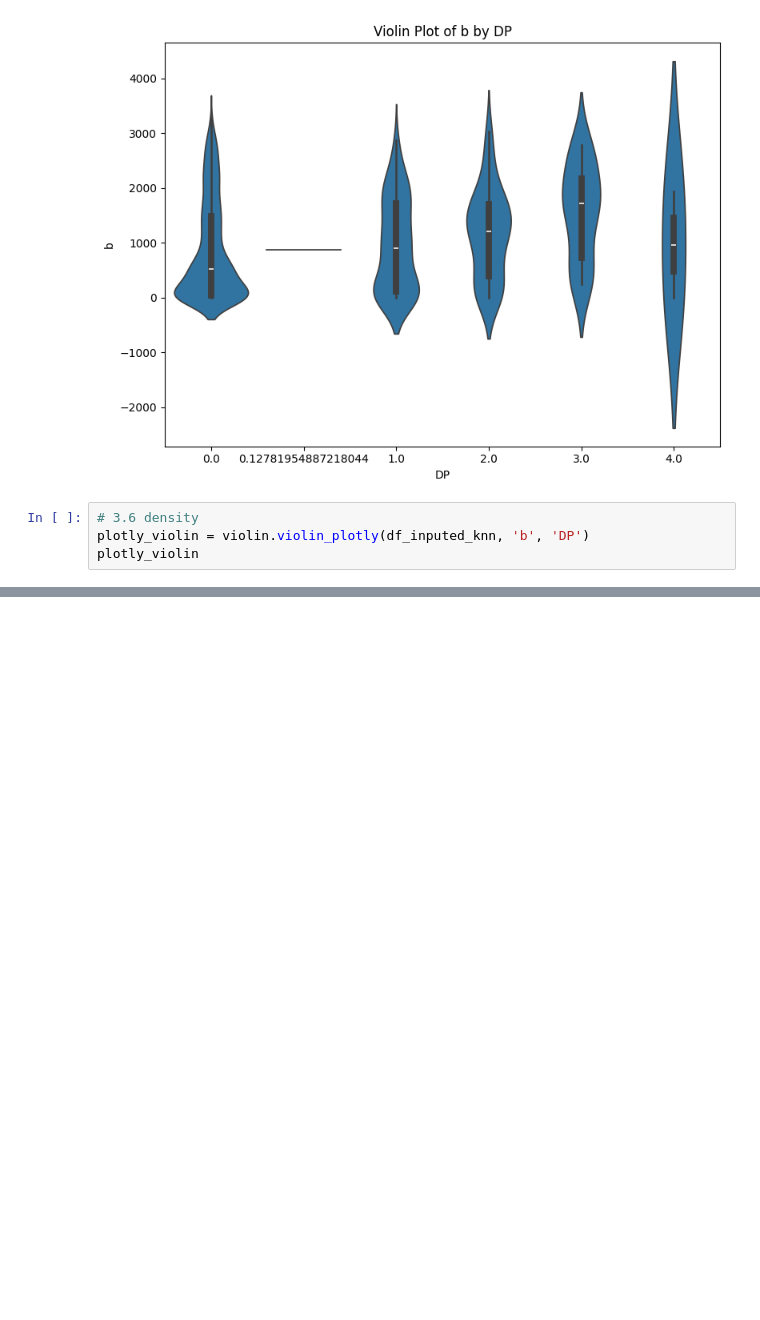
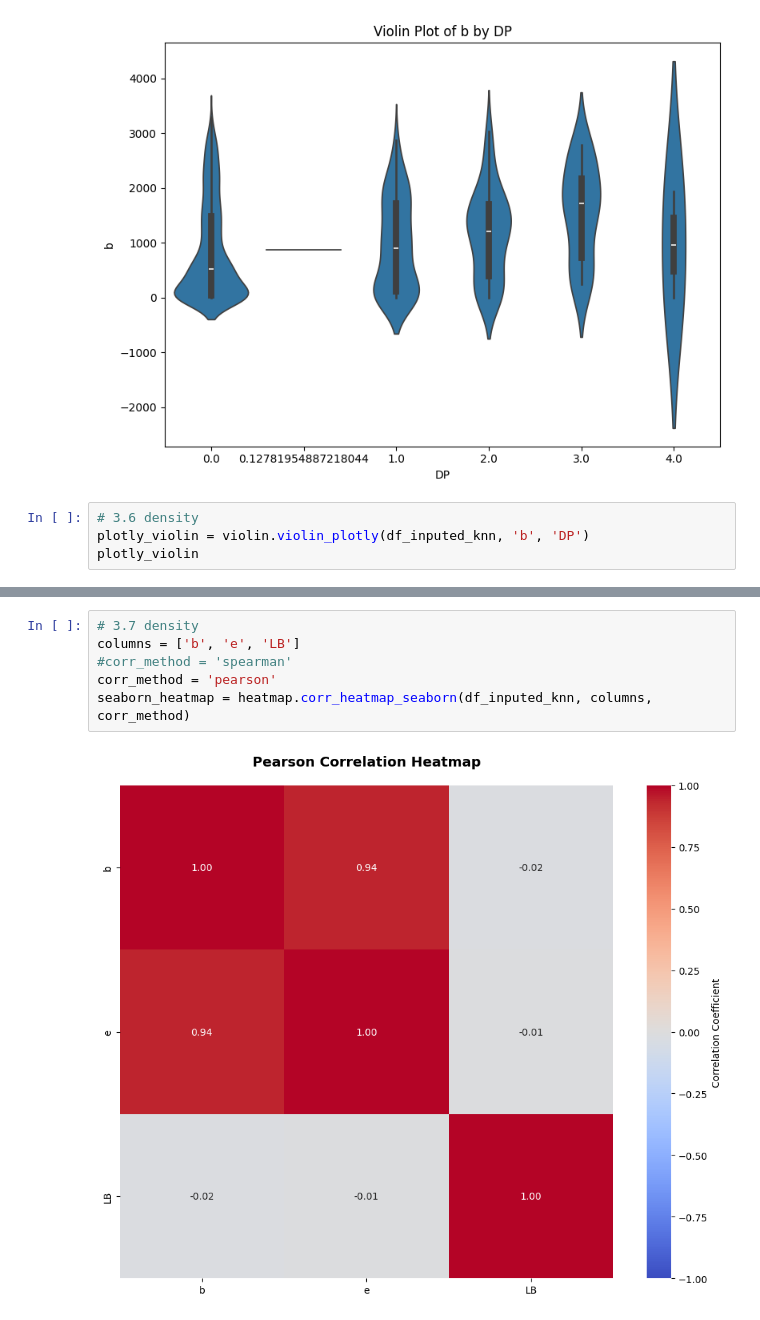
Before and after one commit to aletss/diplomado_cdc_m1_p3, a Jupyter notebook: notebooks/examples.ipynb, the cells around one changed output, grey strips where cells are left out. Cells and saved outputs as stored; diff of their text form; blank space fills up the shorter version.

```diff
--- a/notebooks/examples.ipynb
+++ b/notebooks/examples.ipynb
@@ -317,0 +326,8 @@ plotly_violin
+# %%
+# 3.7 density
+columns = ['b', 'e', 'LB']
+#corr_method = 'spearman'
+corr_method = 'pearson'
+seaborn_heatmap = heatmap.corr_heatmap_seaborn(df_inputed_knn, columns, corr_method)
+# %% [output]
+[figure, added]
```
Also changed, not shown: parts of 3 cells of this notebook, 1 other file.
